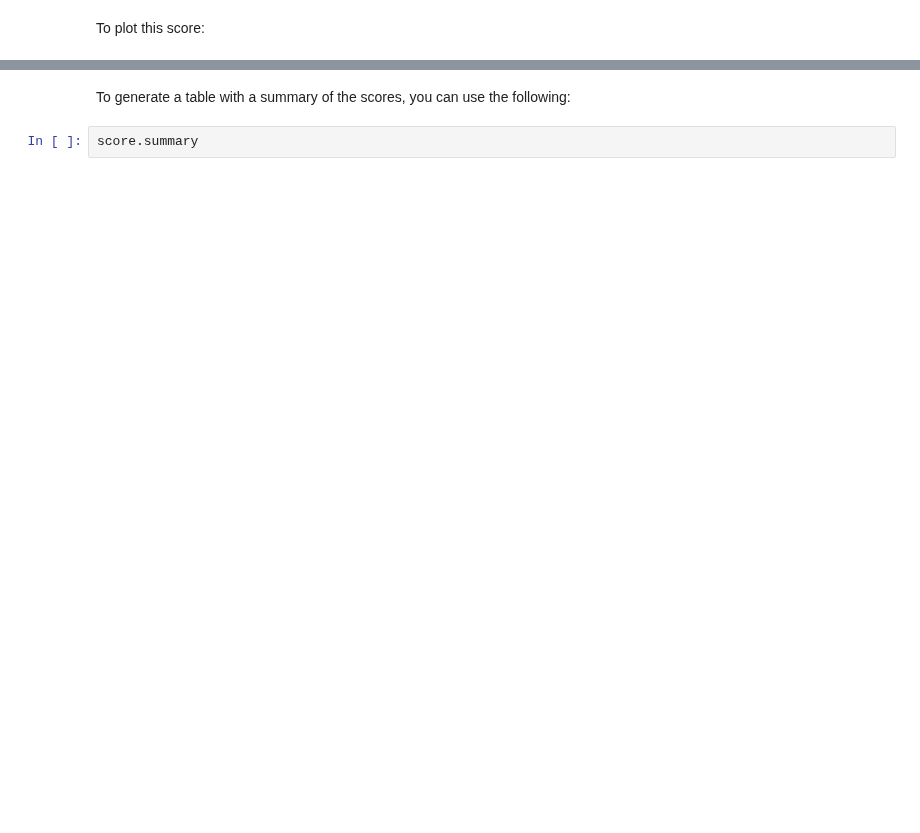
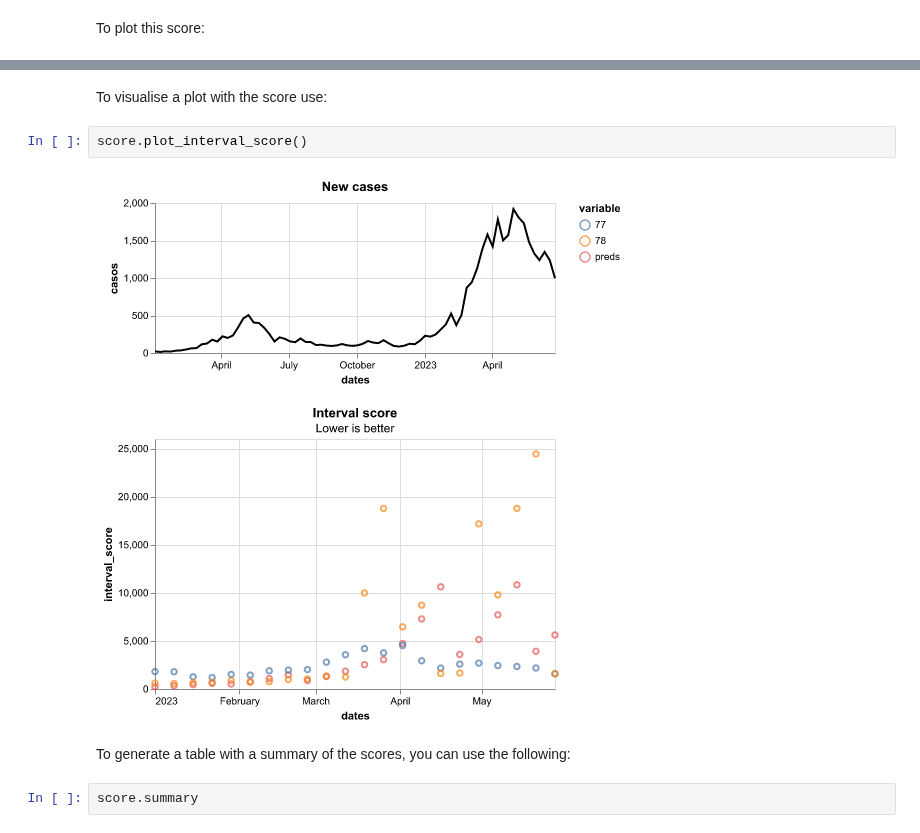
Before and after one commit to Mosqlimate-project/mosqlimate-client, a Jupyter notebook: docs/tutorials/scoring.ipynb, the cells around one changed output, grey strips where cells are left out. Cells and saved outputs as stored; diff of their text form; blank space fills up the shorter version.

```diff
--- a/docs/tutorials/scoring.ipynb
+++ b/docs/tutorials/scoring.ipynb
@@ -201,3 +258,9 @@ score.plot_log_score()
+# %% [markdown]
+To visualise a plot with the score use:
+# %%
+score.plot_interval_score()
+# %% [output]
+[figure, added]
 # %% [markdown]
 To generate a table with a summary of the scores, you can use the following:
 # %%
```
Also changed, not shown: parts of 20 cells of this notebook.
